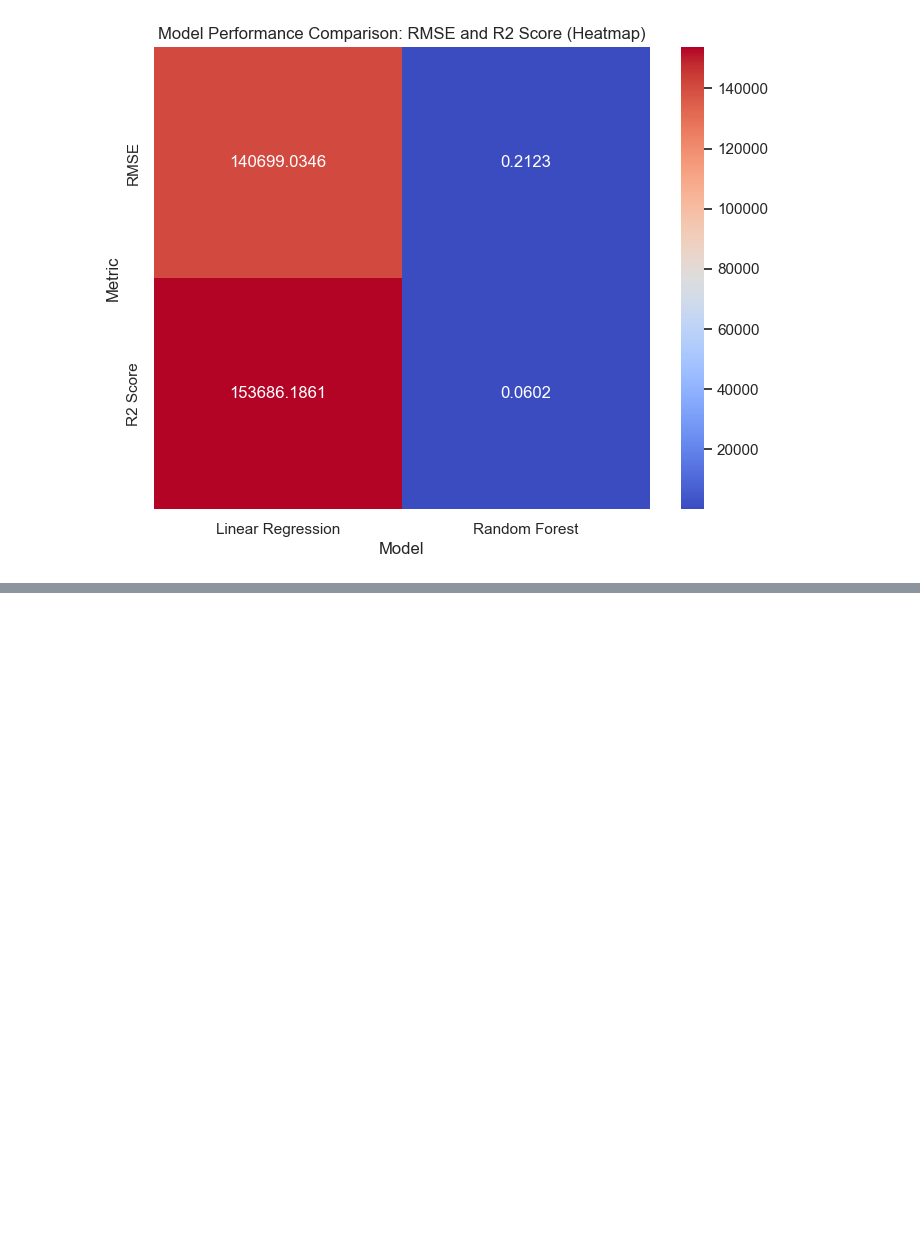
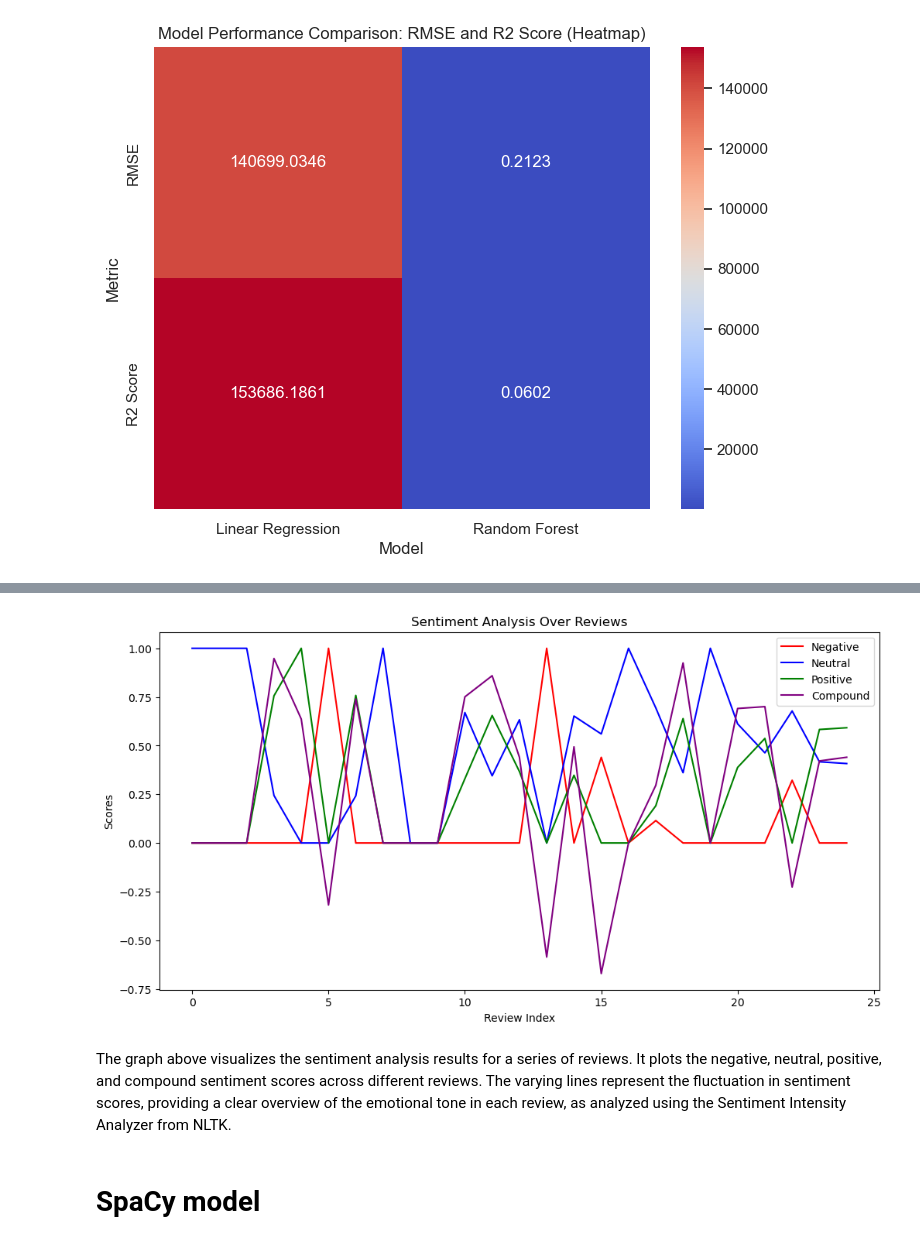
Before and after one commit to sba23022/sba23022, a Jupyter notebook: CA2_TransportFlowForecast_Analysis-checkpoint.ipynb, the cells around one changed output, grey strips where cells are left out. Saved outputs shown, nothing was run; the diff lists cells and outputs as text; code cells hidden in the pictures; blank space fills up the shorter version.

```diff
--- a/CA2_TransportFlowForecast_Analysis-checkpoint.ipynb
+++ b/CA2_TransportFlowForecast_Analysis-checkpoint.ipynb
@@ -2543,0 +2038,31 @@ for cell in nb.cells:
+# %%
+import matplotlib.pyplot as plt
+
+# Sample data from sentiment analysis
+data = {
+    'neg': [0, 0, 0, 0, 0, 1, 0, 0, 0, 0, 0, 0, 0, 1, 0, 0.440, 0, 0.115, 0, 0, 0, 0, 0.322, 0, 0],
+    'neu': [1, 1, 1, 0.244, 0, 0, 0.242, 1, 0, 0, 0.670, 0.345, 0.633, 0, 0.652, 0.560, 1, 0.694, 0.361, 1, 0.612, 0.463, 0.678, 0.417, 0.408],
+    'pos': [0, 0, 0, 0.756, 1, 0, 0.758, 0, 0, 0, 0.330, 0.655, 0.367, 0, 0.348, 0, 0, 0.191, 0.639, 0, 0.388, 0.537, 0, 0.583, 0.592],
+    'compound': [0, 0, 0, 0.9475, 0.6369, -0.3182, 0.7397, 0, 0, 0, 0.7506, 0.8591, 0.4404, -0.5859, 0.4939, -0.6705, 0, 0.2960, 0.9246, 0, 0.6908, 0.7003, -0.2263, 0.4215, 0.4404]
+}
+
+# Convert to DataFrame
+sentiment_df = pd.DataFrame(data)
+# %%
+# Plotting the sentiment scores
+plt.figure(figsize=(12, 6))
+plt.plot(sentiment_df.index, sentiment_df['neg'], label='Negative', color='red')
+plt.plot(sentiment_df.index, sentiment_df['neu'], label='Neutral', color='blue')
+plt.plot(sentiment_df.index, sentiment_df['pos'], label='Positive', color='green')
+plt.plot(sentiment_df.index, sentiment_df['compound'], label='Compound', color='purple')
+plt.title('Sentiment Analysis Over Reviews')
+plt.xlabel('Review Index')
+plt.ylabel('Scores')
+plt.legend()
+plt.show()
+# %% [output]
+[figure, added]
+# %% [markdown]
+The graph above visualizes the sentiment analysis results for a series of reviews. It plots the negative, neutral, positive, and compound sentiment scores across different reviews. The varying lines represent the fluctuation in sentiment scores, providing a clear overview of the emotional tone in each review, as analyzed using the Sentiment Intensity Analyzer from NLTK.
+# %% [markdown]
+# SpaCy model
```
Also changed, not shown: parts of 103 cells of this notebook.
